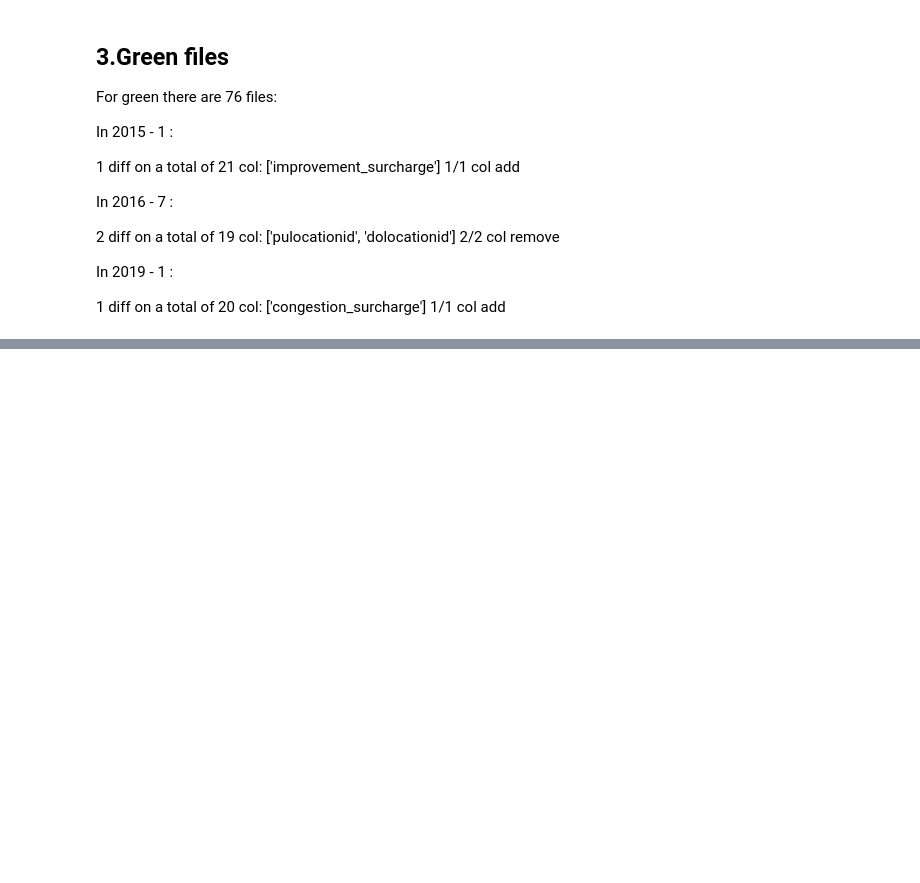
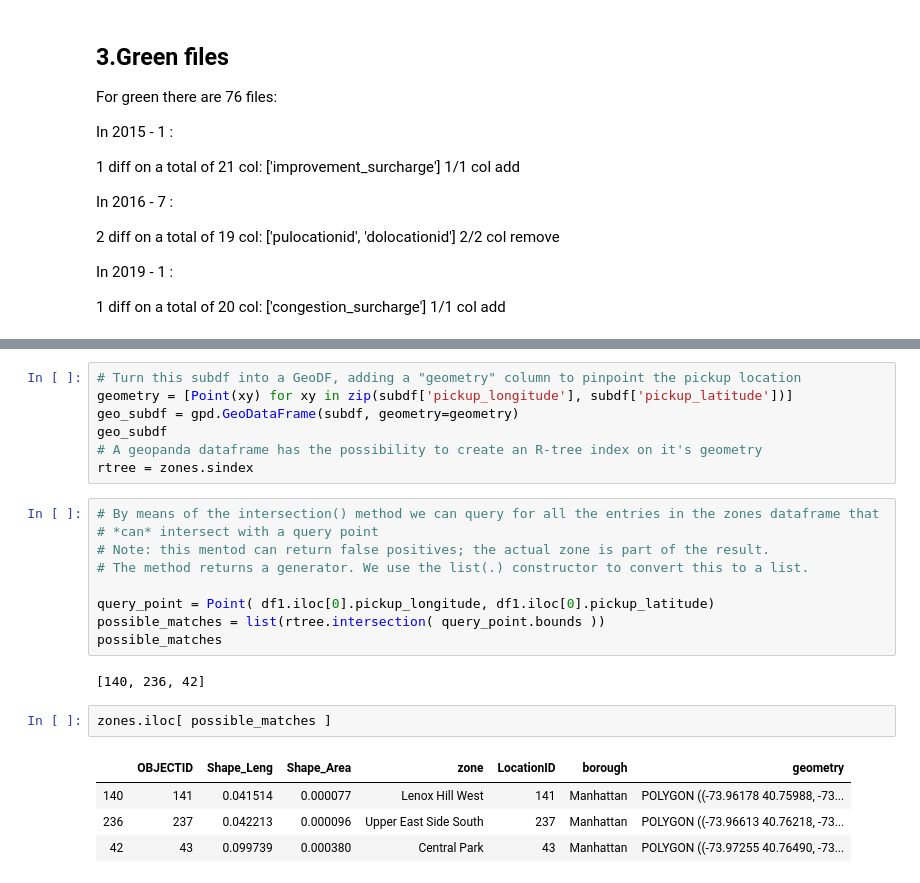
Before and after one commit to MaxDaless/H600-L-Group, a Jupyter notebook: t2_integrate.ipynb, the cells around one changed output, grey strips where cells are left out. Cells and saved outputs as stored; diff of their text form; blank space fills up the shorter version.

```diff
--- a/t2_integrate.ipynb
+++ b/t2_integrate.ipynb
@@ -300 +438,26 @@ In 2019 - 1 :
+# %%
+# Turn this subdf into a GeoDF, adding a "geometry" column to pinpoint the pickup location
+geometry = [Point(xy) for xy in zip(subdf['pickup_longitude'], subdf['pickup_latitude'])]
+geo_subdf = gpd.GeoDataFrame(subdf, geometry=geometry)
+geo_subdf
+# A geopanda dataframe has the possibility to create an R-tree index on it's geometry
+rtree = zones.sindex
+# %%
+# By means of the intersection() method we can query for all the entries in the zones dataframe that
+# *can* intersect with a query point
+# Note: this mentod can return false positives; the actual zone is part of the result.
+# The method returns a generator. We use the list(.) constructor to convert this to a list.
+
+query_point = Point( df1.iloc[0].pickup_longitude, df1.iloc[0].pickup_latitude)
+possible_matches = list(rtree.intersection( query_point.bounds ))
+possible_matches
+# %% [output]
+[140, 236, 42]
+# %%
+zones.iloc[ possible_matches ]
+# %% [output]
+|  | OBJECTID | Shape_Leng | Shape_Area | zone | LocationID | borough | geometry |
+| 140 | 141 | 0.041514 | 0.000077 | Lenox Hill West | 141 | Manhattan | POLYGON ((-73.96178 40.75988, -73... |
+| 236 | 237 | 0.042213 | 0.000096 | Upper East Side South | 237 | Manhattan | POLYGON ((-73.96613 40.76218, -73... |
+| 42 | 43 | 0.099739 | 0.000380 | Central Park | 43 | Manhattan | POLYGON ((-73.97255 40.76490, -73... |
 # %% [markdown]
```
Also changed, not shown: parts of 9 cells of this notebook.
